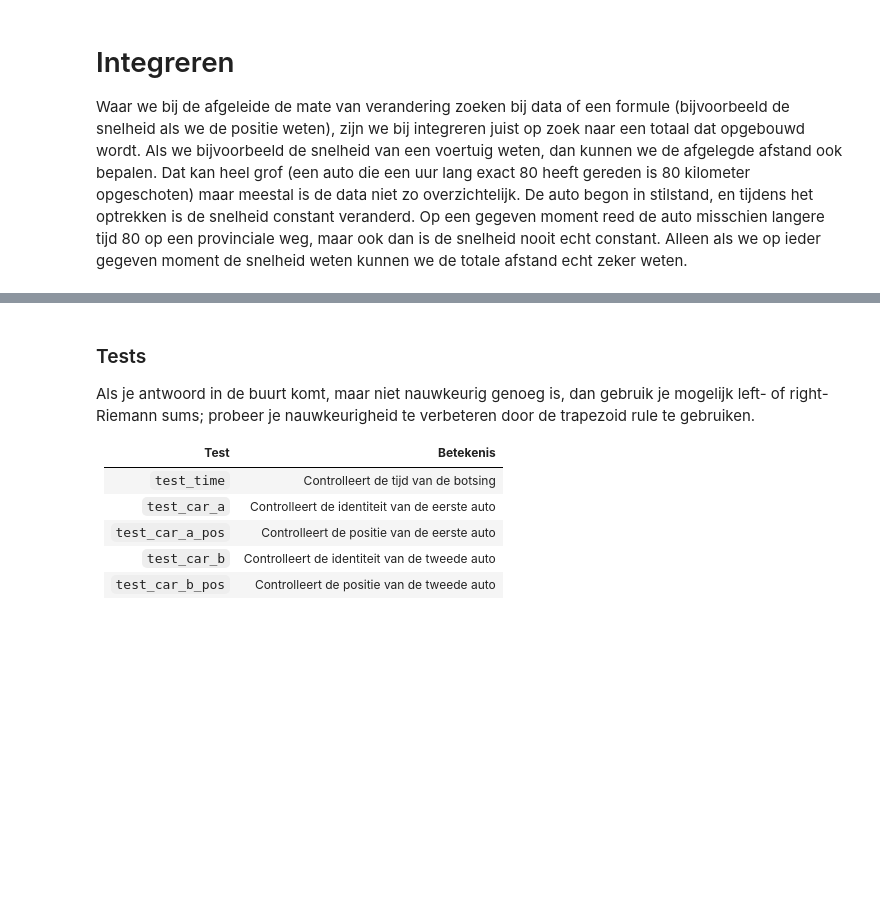
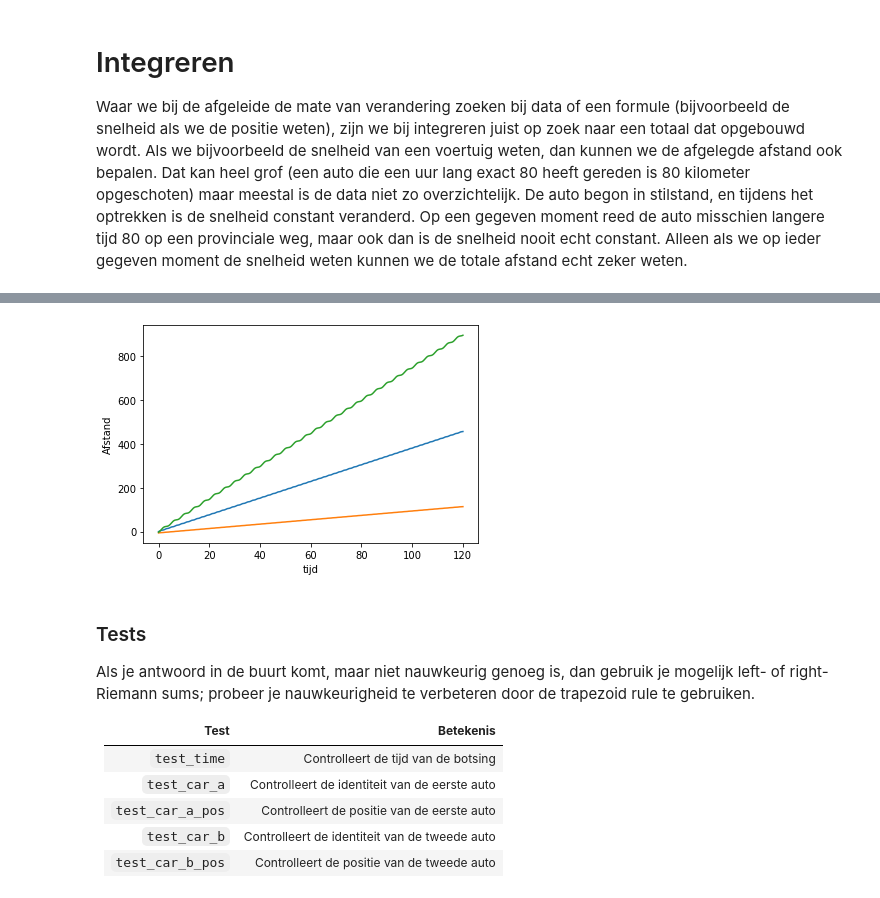
Before and after one commit to HU-Fabio/Analytical-Computing, a Jupyter notebook: AC Werkboek.ipynb, the cells around one changed output, grey strips where cells are left out. Saved outputs shown, nothing was run; the diff lists cells and outputs as text; code cells hidden in the pictures; blank space fills up the shorter version.

```diff
--- a/AC Werkboek.ipynb
+++ b/AC Werkboek.ipynb
@@ -2778,21 +2757,65 @@ Daarnaast dient er een uitleg met onderbouwing van de techniek/methode (de achte
 # %%
 import csv
+import matplotlib.pyplot as plt
 
+# Eerste line van de CSV is de positie
 def get_data() -> Tuple[np.ndarray, np.ndarray, np.ndarray, np.ndarray]: # TODO
-    pass
+    with open('verkeerssimulatie-rechteweg-snelheden.csv', newline='\n') as csvfile:
+        fileReader = csv.reader(csvfile, delimiter=';')
+        timestamps = []
+        car1Position = []
+        car2Position = []
+        car3Position = []
+
+        for row in fileReader:
+            timestamps.append(float(row[0]))
+            car1Position.append(float(row[1]))
+            car2Position.append(float(row[2]))
+            car3Position.append(float(row[3]))
+
+        return (np.array(timestamps), np.array(car1Position), np.array(car2Position), np.array(car3Position))
 
 def plot_data(ys: np.ndarray, xss: List[np.ndarray], xrange: Tuple[int,int] = None, yrange: Tuple[int,int] = None):
     """Optionele argumenten xrange en yrange om ingezoomde plot te maken op de botsing"""
+    plt.ylabel("Afstand")
+    plt.xlabel("tijd")
+    plt.plot(ys, xss[0][range(1201)], label="Auto 1")
+    plt.plot(ys, xss[1][range(1201)], label="Auto 2")
+    plt.plot(ys, xss[2][range(1201)], label="Auto 3")
+    plt.show()
     pass
 
 def bereken_posities(times: np.ndarray, speeds: np.ndarray) -> np.ndarray: # TODO
-    pass
+    positions = [speeds[0]]
+
+    for i in range(1, len(times)):
+        positions.append(positions[i - 1] + (speeds[i] * 0.1))
+
+    return np.array(positions)
+
 
 def vind_botsing(t, car1, car2, car3) -> Tuple[float, int, float, int, float]: # TODO
     """ Geeft een vijf-tupel terug met de tijd van de botsing, de eerste auto (1,2 of 3),
         de positie van de eerste auto, de tweede auto en de positie daarvan."""
+    for i in range(len(t)):
+        if abs(car1[i] - car2[i]) <= 2:
+            return (t[i], 1, car1[i], 2, car2[i])
+        elif abs(car2[i] - car3[i]) <= 2:
+            return (t[i], 2, car2[i], 3, car3[i])
+        elif abs(car3[i] - car1[i]) <= 2:
+            return (t[i], 1, car1[i], 3, car3[i])
+        else:
+            continue
+    return None # (botsing_t, botsing_a, botsing_a_pos, botsing_b, botsing_b_pos)
 
-    return None # (botsing_t, botsing_a, botsing_a_pos, botsing_b, botsing_b_pos)
+time, car1, car2, car3 = get_data()
+carPos1 = bereken_posities(time, car1)
+carPos2 = bereken_posities(time, car2)
+carPos3 = bereken_posities(time, car3)
+time = np.delete(time, 0)
+plot_data(time, [carPos1, carPos2, carPos3])
+# %% [output]
+[figure, added]
 # %% [markdown]
 ### Tests
 
```
Also changed, not shown: parts of 20 cells of this notebook, 1 other file.
